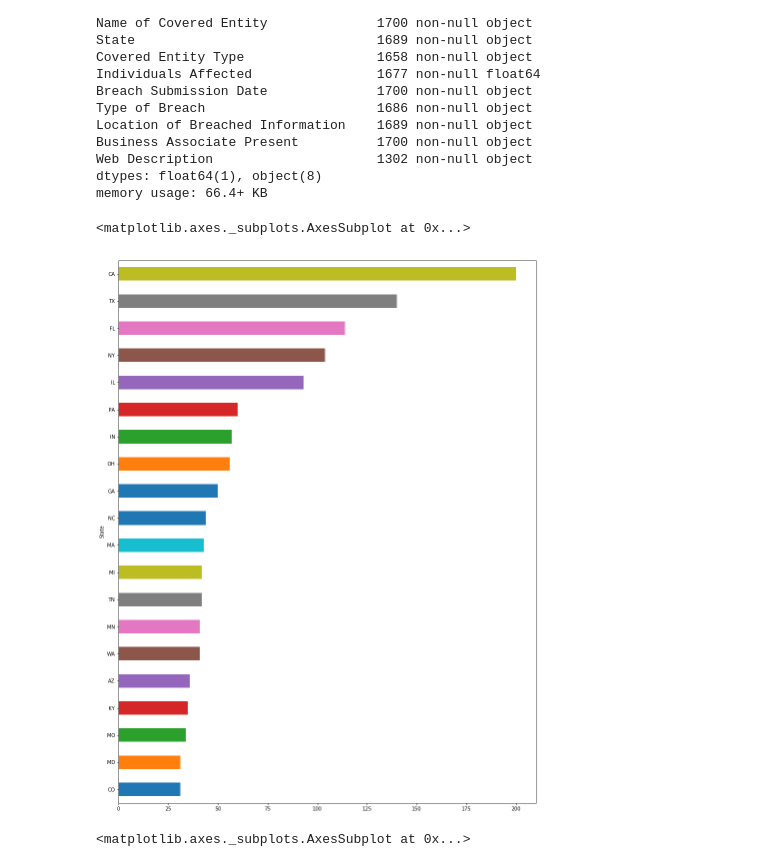
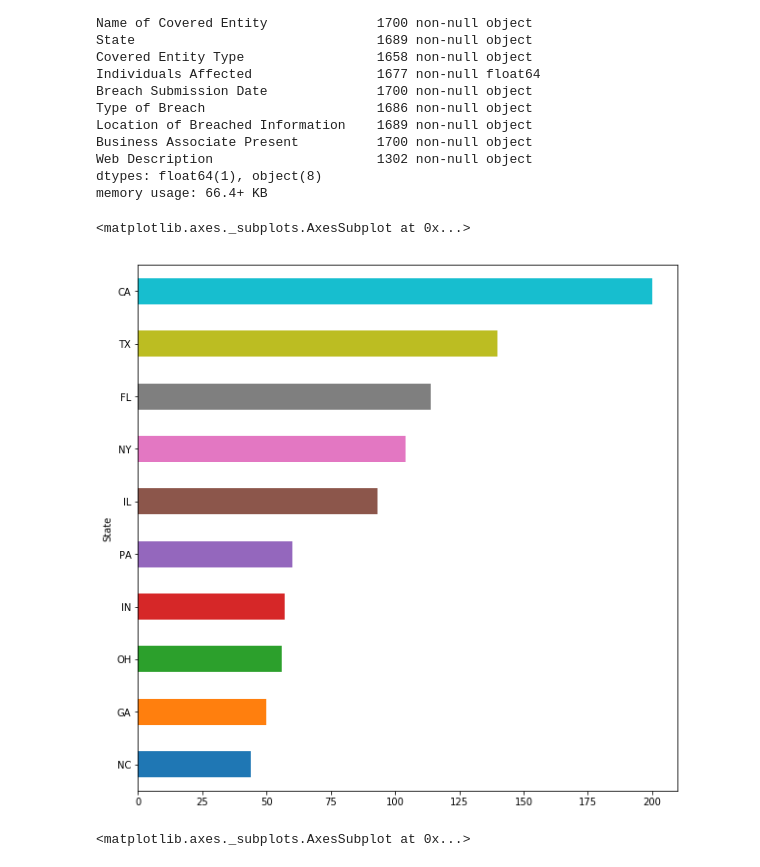
Before and after one commit to leomoreira12/Estudo-de-dados---Cyber-Crimes, a Jupyter notebook: DataAnalysis - Cyber Crimes.ipynb, the cells around one changed output. Saved outputs shown, nothing was run; the diff lists cells and outputs as text; code cells hidden in the pictures.

```diff
--- a/DataAnalysis - Cyber Crimes.ipynb
+++ b/DataAnalysis - Cyber Crimes.ipynb
@@ -77,10 +77,10 @@ Web Description                     1302 non-null object
 dtypes: float64(1), object(8)
 memory usage: 66.4+ KB
 # %%
-tab.groupby('State').size().sort_values().tail(20).plot(kind='barh', figsize=(15,20))
+tab.groupby('State').size().sort_values().tail(10).plot(kind='barh', figsize=(10,10))
 # %% [output]
 <matplotlib.axes._subplots.AxesSubplot at 0x...>
-[figure, old version]
+[figure, new version]
 # %%
 tab.groupby('Type of Breach').size().tail(4).sort_values().plot(kind='barh', figsize=(8, 8))
 # %% [output]
```
Also changed, not shown: parts of 3 cells of this notebook.
